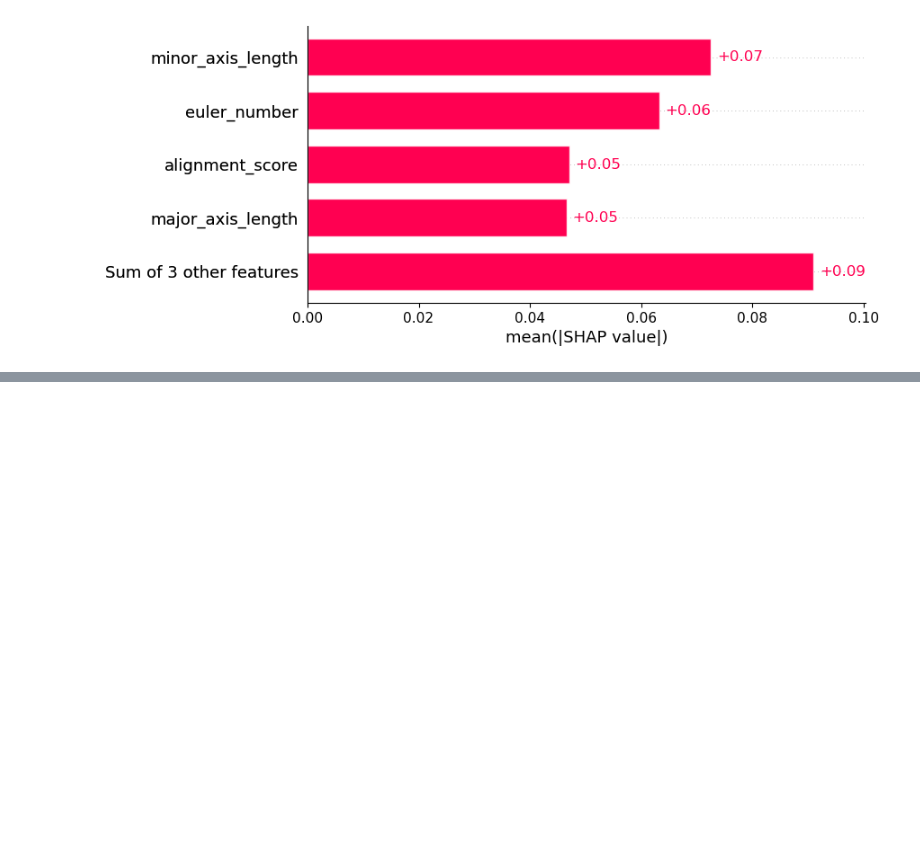
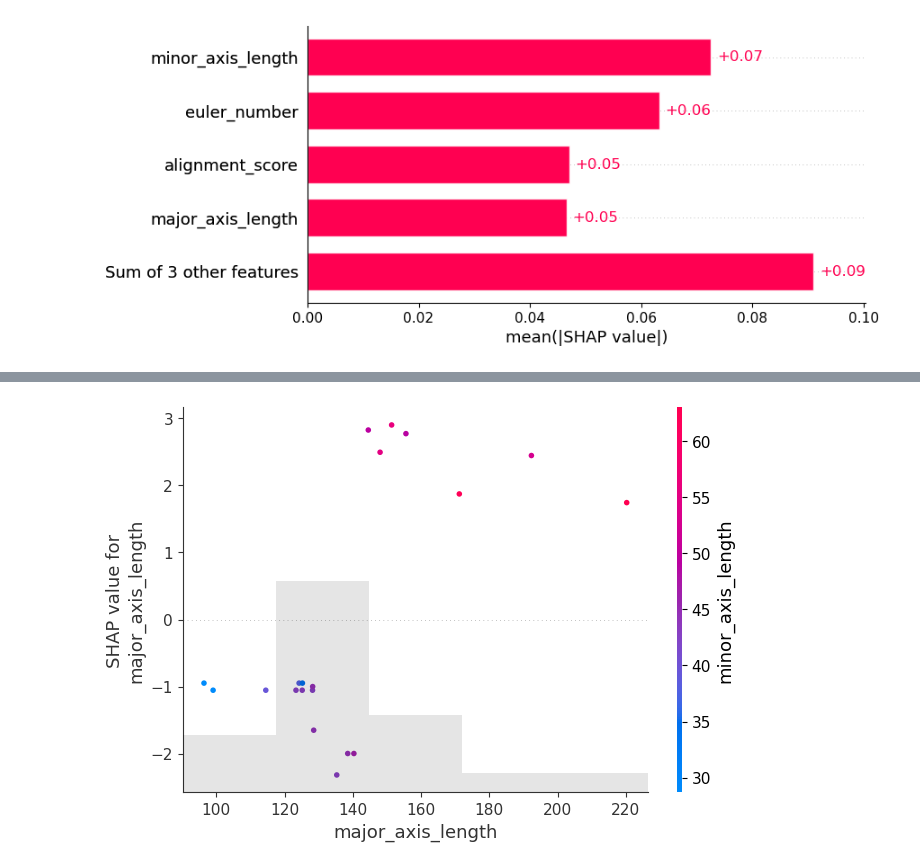
Before and after one commit to Schumacher-group/IMC_TNBC_analysis, a Jupyter notebook: results_analysis/prediction/collagen_fiber.ipynb, the cells around one changed output, grey strips where cells are left out. Cells and saved outputs as stored; diff of their text form; code cells hidden in the pictures; blank space fills up the shorter version.

```diff
--- a/results_analysis/prediction/collagen_fiber.ipynb
+++ b/results_analysis/prediction/collagen_fiber.ipynb
@@ -181,0 +286,5 @@ shap.summary_plot(shap_values,show=True)
+# %%
+shap.plots.scatter(shap_values[:,'major_axis_length'], color=shap_values,show=True)
+plt.tight_layout()
+# %% [output]
+[figure, added]
```
Also changed, not shown: parts of 14 cells of this notebook.
